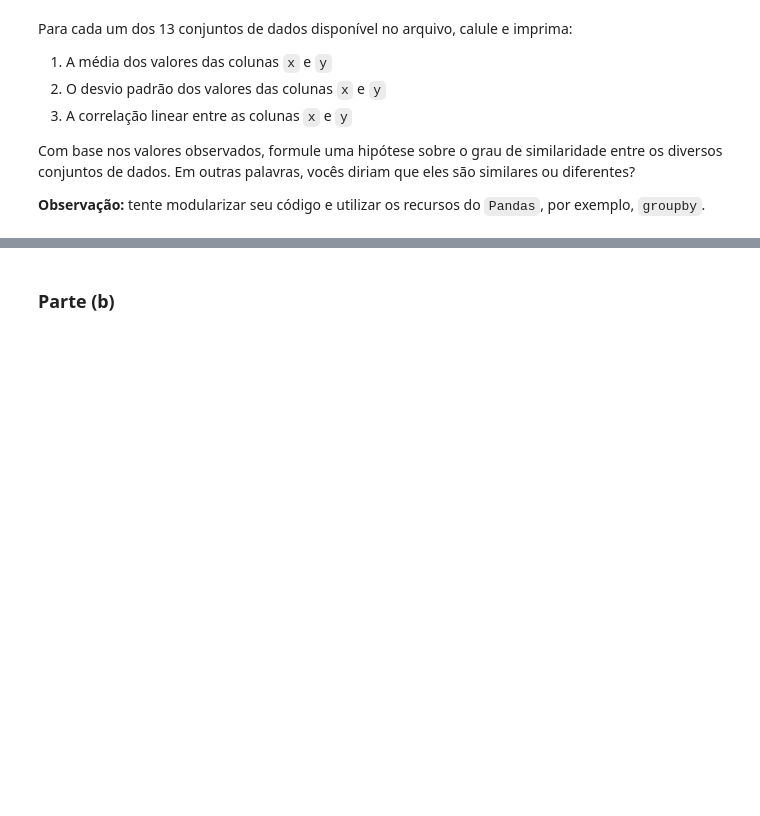
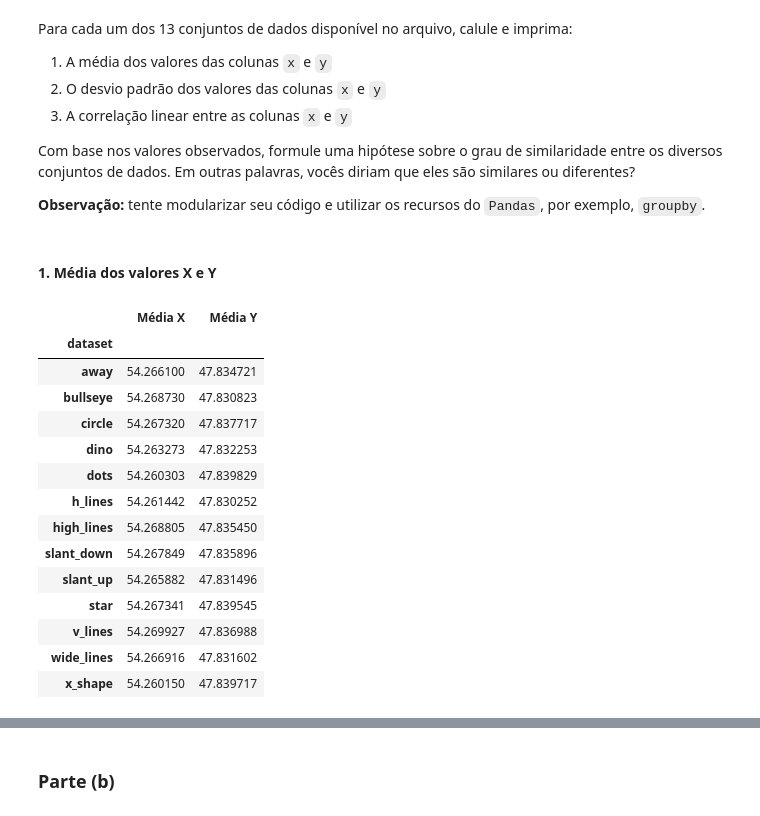
Before and after one commit to falconeee/CD-2025-2, a Jupyter notebook: lista_01.ipynb, the cells around one changed output, grey strips where cells are left out. Saved outputs shown, nothing was run; the diff lists cells and outputs as text; code cells hidden in the pictures; blank space fills up the shorter version.

```diff
--- a/lista_01.ipynb
+++ b/lista_01.ipynb
@@ -448,0 +482,24 @@ Com base nos valores observados, formule uma hipótese sobre o grau de similarid
+# %% [markdown]
+#### 1. Média dos valores X e Y
+# %%
+df_groups_x_mean = pd.DataFrame(dataset_groups.x.mean())
+df_groups_y_mean = pd.DataFrame(dataset_groups.y.mean())
+df_mean = pd.concat([df_groups_x_mean, df_groups_y_mean],axis=1)
+df_mean.rename(columns={'x':'Média X', 'y':'Média Y'}, inplace=True)
+df_mean
+# %% [output]
+|  | Média X | Média Y |
+| dataset |  |  |
+| away | 54.266100 | 47.834721 |
+| bullseye | 54.268730 | 47.830823 |
+| circle | 54.267320 | 47.837717 |
+| dino | 54.263273 | 47.832253 |
+| dots | 54.260303 | 47.839829 |
+| h_lines | 54.261442 | 47.830252 |
+| high_lines | 54.268805 | 47.835450 |
+| slant_down | 54.267849 | 47.835896 |
+| slant_up | 54.265882 | 47.831496 |
+| star | 54.267341 | 47.839545 |
+| v_lines | 54.269927 | 47.836988 |
+| wide_lines | 54.266916 | 47.831602 |
+| x_shape | 54.260150 | 47.839717 |
```
Also changed, not shown: parts of 14 cells of this notebook.
